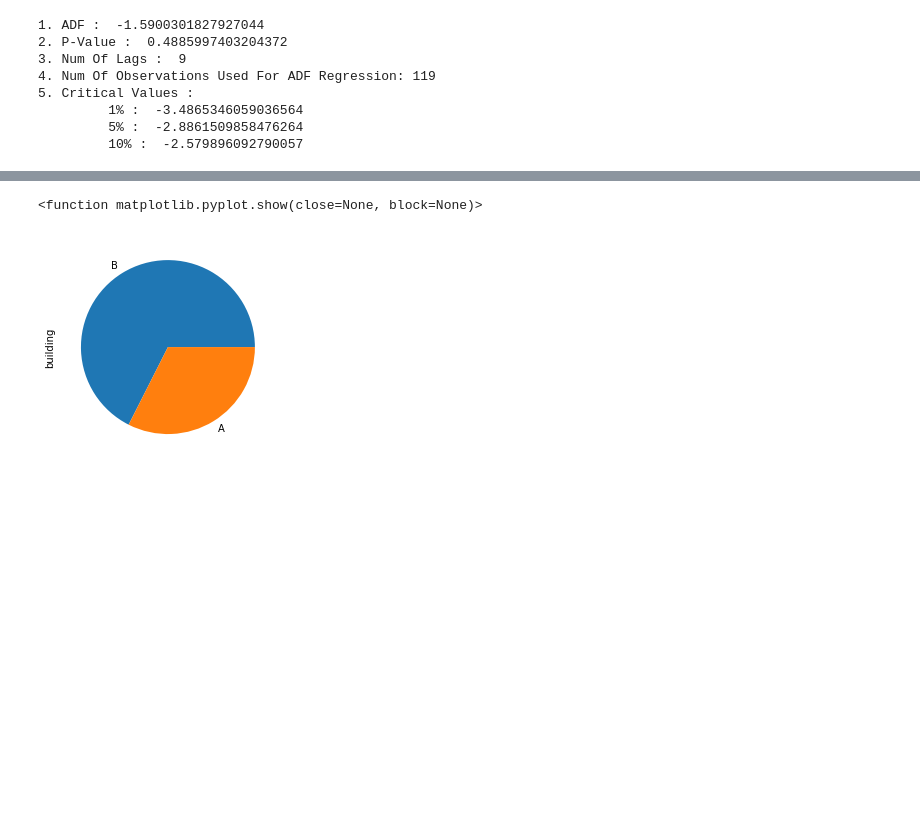
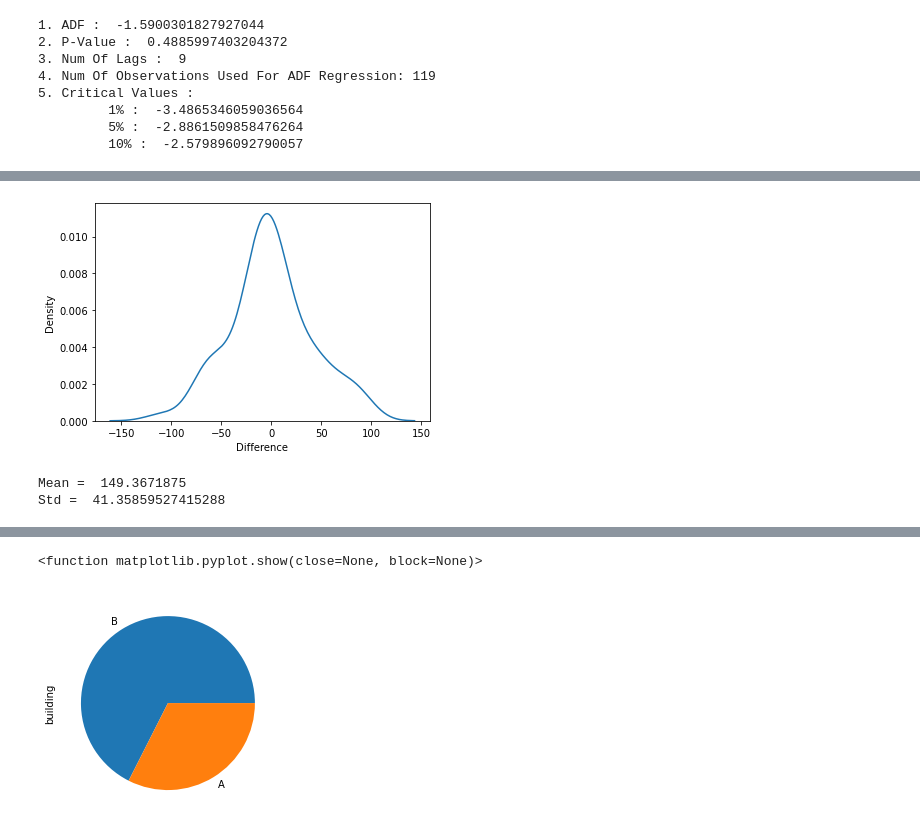
Before and after one commit to Ktrnas/758865, a Jupyter notebook: wilo1.ipynb, the cells around one changed output, grey strips where cells are left out. Cells and saved outputs as stored; diff of their text form; code cells hidden in the pictures; blank space fills up the shorter version.

```diff
--- a/wilo1.ipynb
+++ b/wilo1.ipynb
@@ -183,3 +457,20 @@ gruppiertdatum['Difference'].plot(figsize=(12,5))
+# %%
+gruppiertdatum['Difference'] = gruppiertdatum['count'] - gruppiertdatum['count'].shift(1)
+
+#todo: hist und distr linie auf einer Grafik abbilden
+
+gruppiertdatum=gruppiertdatum.dropna()
+
+sns.kdeplot(data=gruppiertdatum, x ='Difference')
+#plt.hist(gruppiertdatum['Difference'])
+plt.show()
+
+print("Mean = ",gruppiertdatum['count'].mean())
+print("Std = ",gruppiertdatum['count'].std())
+# %% [output]
+[figure, added]
+Mean =  149.3671875
+Std =  41.35859527415288
 # %%
 
 ad_test(gruppiertdatum['Difference'])
```
Also changed, not shown: parts of 21 cells of this notebook, 11 other files.
